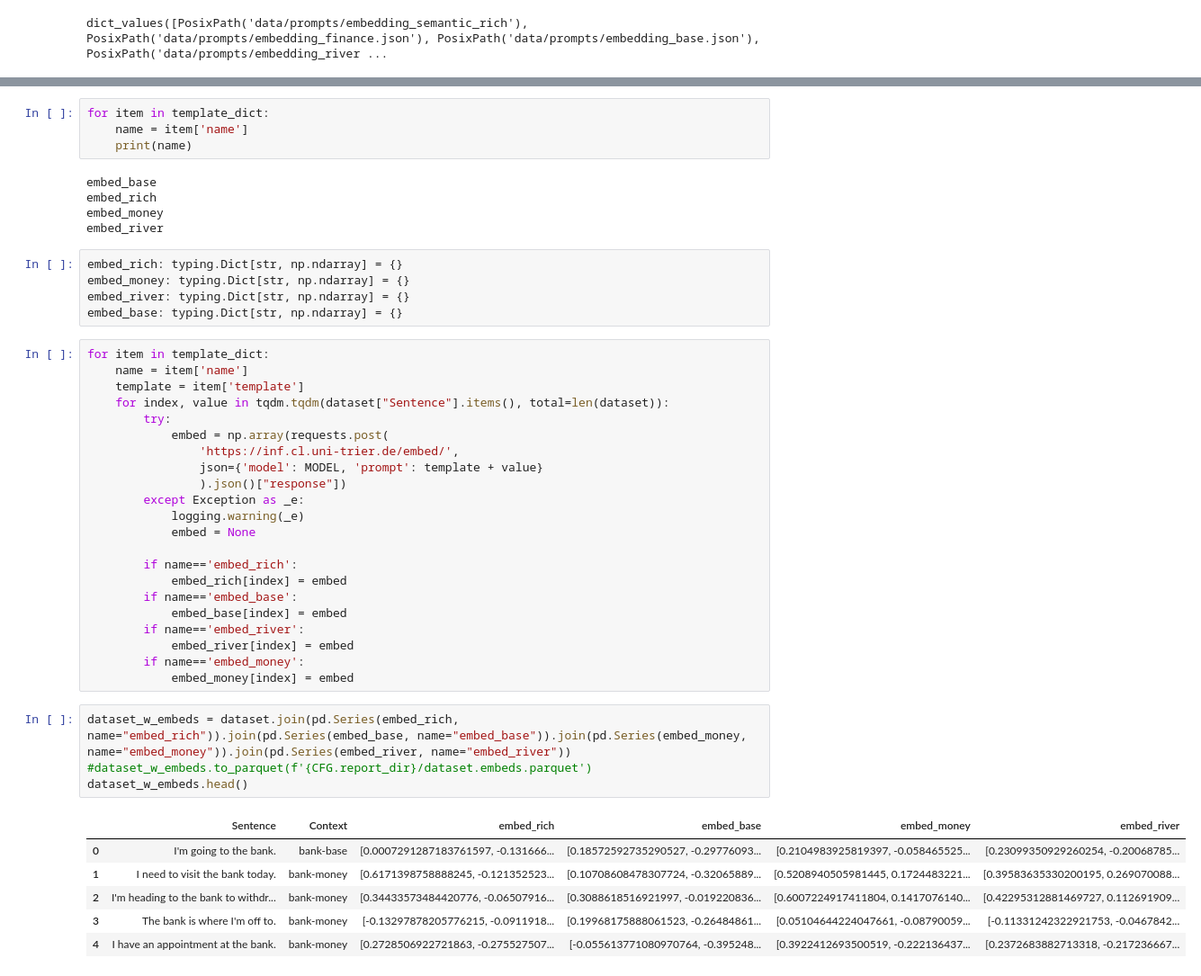
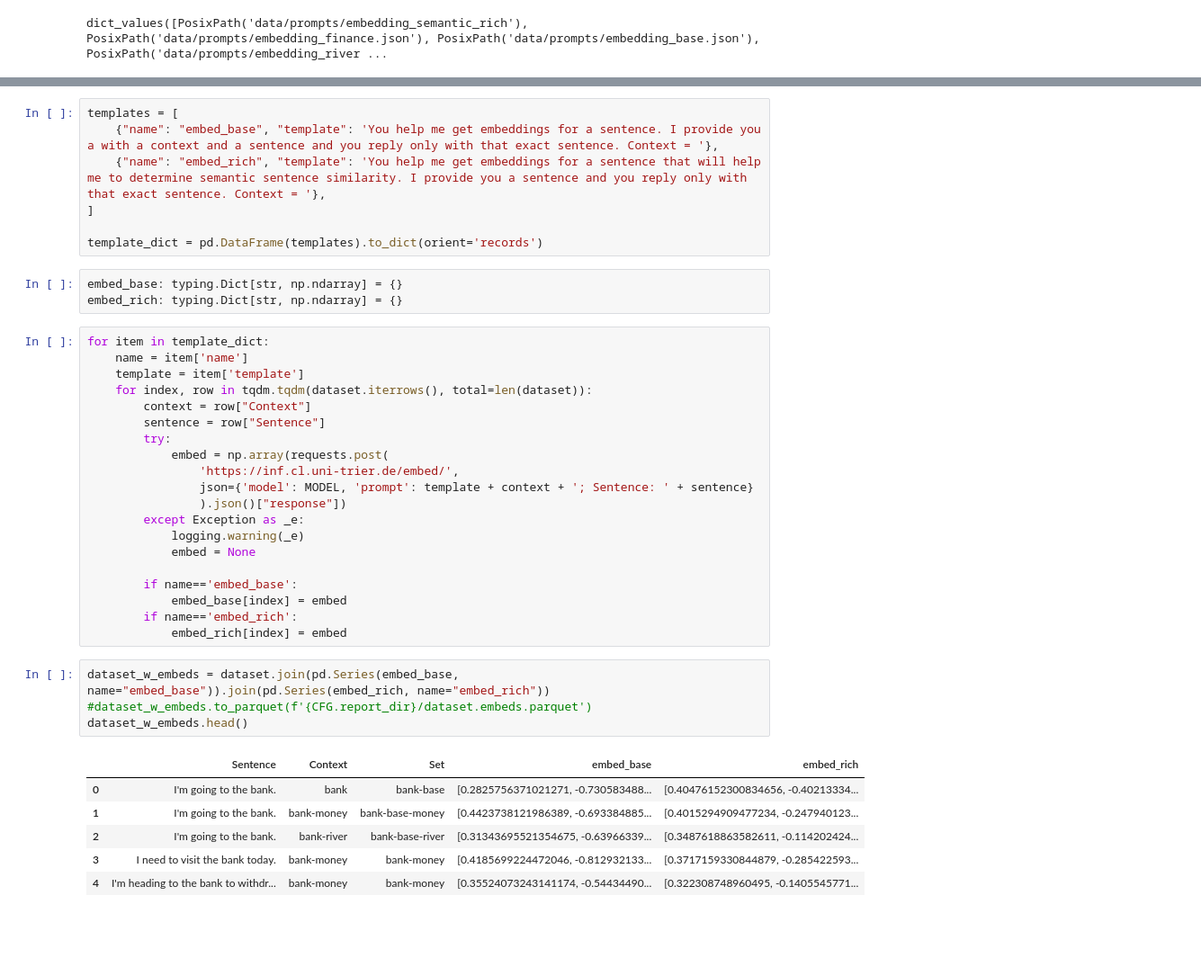
Before and after one commit to cl-trier/TWON-Exploration, a Jupyter notebook: 23--Validation-Prompt-based-embedding-enhancing-for-diversity.ipynb, the cells around one changed output, grey strips where cells are left out. Shown at 90% size. Cells and saved outputs as stored; diff of their text form; blank space fills up the shorter version.

Commit message:
updated prompting for prompt-based context in embedding extraction and updated validity testing and results

```diff
--- a/23--Validation-Prompt-based-embedding-enhancing-for-diversity.ipynb
+++ b/23--Validation-Prompt-based-embedding-enhancing-for-diversity.ipynb
@@ -57,48 +56,42 @@ template_dict = pd.DataFrame(templates).to_dict(orient='records')
-# %%
-for item in template_dict:
-    name = item['name']
-    print(name)
-# %% [output]
-embed_base
-embed_rich
-embed_money
-embed_river
+# %%
+templates = [
+    {"name": "embed_base", "template": 'You help me get embeddings for a sentence. I provide you a with a context and a sentence and you reply only with that exact sentence. Context = '},
+    {"name": "embed_rich", "template": 'You help me get embeddings for a sentence that will help me to determine semantic sentence similarity. I provide you a sentence and you reply only with that exact sentence. Context = '},
+]
+
+template_dict = pd.DataFrame(templates).to_dict(orient='records')
 # %%
+embed_base: typing.Dict[str, np.ndarray] = {}
 embed_rich: typing.Dict[str, np.ndarray] = {}
-embed_money: typing.Dict[str, np.ndarray] = {}
-embed_river: typing.Dict[str, np.ndarray] = {}
-embed_base: typing.Dict[str, np.ndarray] = {}
 # %%
 for item in template_dict:
     name = item['name']
     template = item['template']
-    for index, value in tqdm.tqdm(dataset["Sentence"].items(), total=len(dataset)):
+    for index, row in tqdm.tqdm(dataset.iterrows(), total=len(dataset)):
+        context = row["Context"]
+        sentence = row["Sentence"]
         try:
             embed = np.array(requests.post(
                 'https://inf.cl.uni-trier.de/embed/',
-                json={'model': MODEL, 'prompt': template + value}
+                json={'model': MODEL, 'prompt': template + context + '; Sentence: ' + sentence}
                 ).json()["response"])
         except Exception as _e:
             logging.warning(_e)
             embed = None
 
+        if name=='embed_base':
+            embed_base[index] = embed
         if name=='embed_rich':
             embed_rich[index] = embed
-        if name=='embed_base':
-            embed_base[index] = embed
-        if name=='embed_river':
-            embed_river[index] = embed
-        if name=='embed_money':
-            embed_money[index] = embed
 # %%
-dataset_w_embeds = dataset.join(pd.Series(embed_rich, name="embed_rich")).join(pd.Series(embed_base, name="embed_base")).join(pd.Series(embed_money, name="embed_money")).join(pd.Series(embed_river, name="embed_river"))
+dataset_w_embeds = dataset.join(pd.Series(embed_base, name="embed_base")).join(pd.Series(embed_rich, name="embed_rich"))
 #dataset_w_embeds.to_parquet(f'{CFG.report_dir}/dataset.embeds.parquet')
 dataset_w_embeds.head()
 # %% [output]
-|  | Sentence | Context | embed_rich | embed_base | embed_money | embed_river |
-| 0 | I'm going to the bank. | bank-base | [0.0007291287183761597, -0.131666... | [0.18572592735290527, -0.29776093... | [0.2104983925819397, -0.058465525... | [0.23099350929260254, -0.20068785... |
-| 1 | I need to visit the bank today. | bank-money | [0.6171398758888245, -0.121352523... | [0.10708608478307724, -0.32065889... | [0.5208940505981445, 0.1724483221... | [0.39583635330200195, 0.269070088... |
-| 2 | I'm heading to the bank to withdr... | bank-money | [0.34433573484420776, -0.06507916... | [0.3088618516921997, -0.019220836... | [0.6007224917411804, 0.1417076140... | [0.42295312881469727, 0.112691909... |
-| 3 | The bank is where I'm off to. | bank-money | [-0.13297878205776215, -0.0911918... | [0.19968175888061523, -0.26484861... | [0.05104644224047661, -0.08790059... | [-0.11331242322921753, -0.0467842... |
-| 4 | I have an appointment at the bank. | bank-money | [0.2728506922721863, -0.275527507... | [-0.055613771080970764, -0.395248... | [0.3922412693500519, -0.222136437... | [0.2372683882713318, -0.217236667... |
+|  | Sentence | Context | Set | embed_base | embed_rich |
+| 0 | I'm going to the bank. | bank | bank-base | [0.2825756371021271, -0.730583488... | [0.40476152300834656, -0.40213334... |
+| 1 | I'm going to the bank. | bank-money | bank-base-money | [0.4423738121986389, -0.693384885... | [0.4015294909477234, -0.247940123... |
+| 2 | I'm going to the bank. | bank-river | bank-base-river | [0.31343695521354675, -0.63966339... | [0.3487618863582611, -0.114202424... |
+| 3 | I need to visit the bank today. | bank-money | bank-money | [0.4185699224472046, -0.812932133... | [0.3717159330844879, -0.285422593... |
+| 4 | I'm heading to the bank to withdr... | bank-money | bank-money | [0.35524073243141174, -0.54434490... | [0.322308748960495, -0.1405545771... |
 # %%
```
Also changed, not shown: parts of 31 cells of this notebook, 4 other files.
